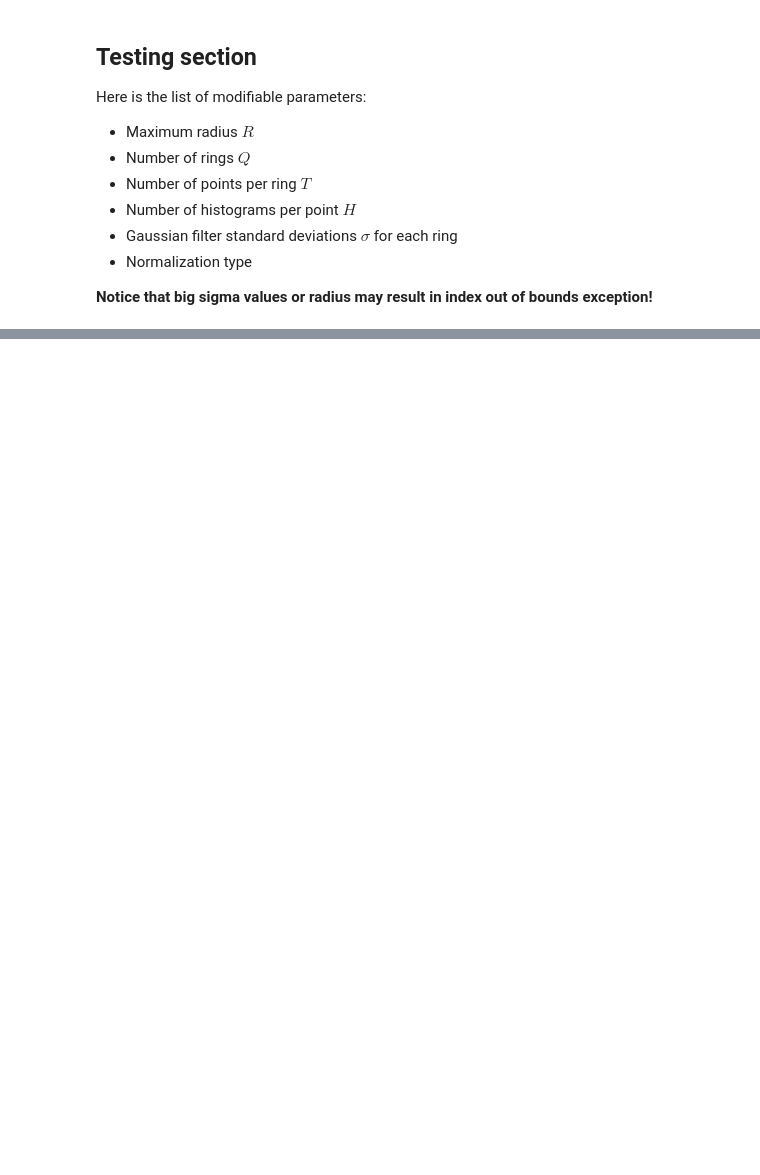
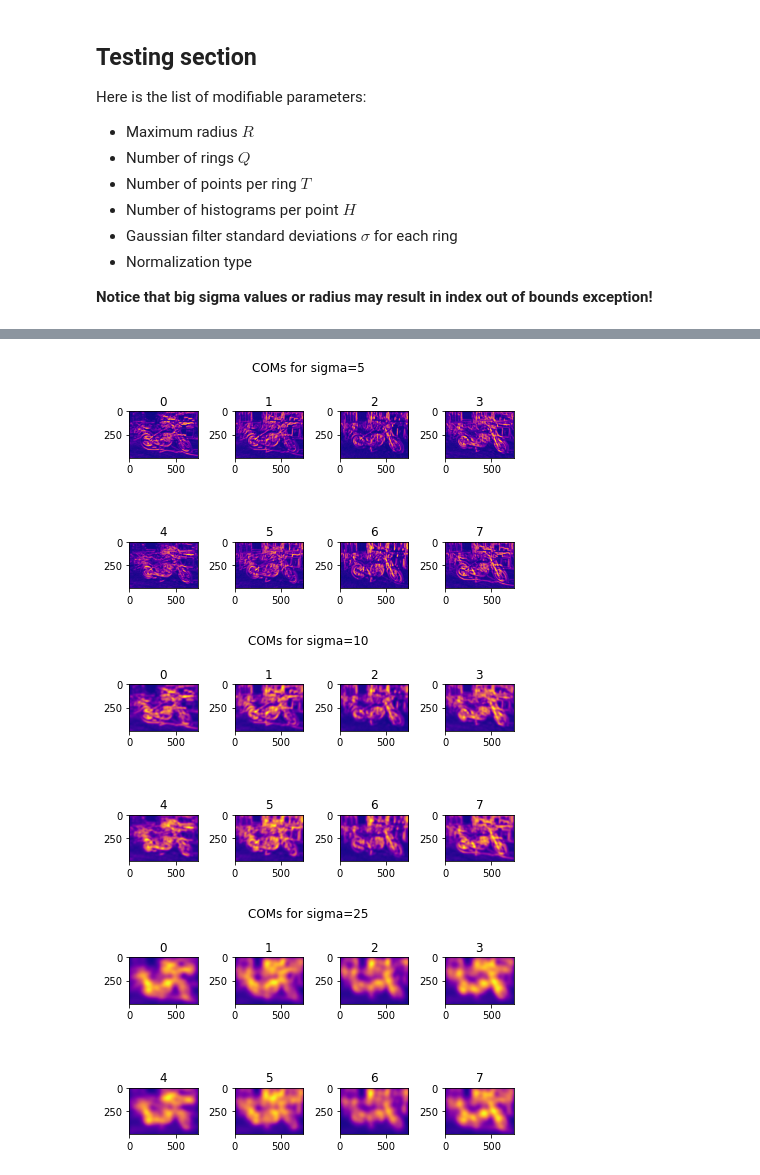
Before and after one commit to aisus/masters, a Jupyter notebook: daisy-descriptor/daisy-dense.ipynb, the cells around one changed output, grey strips where cells are left out. Saved outputs shown, nothing was run; the diff lists cells and outputs as text; code cells hidden in the pictures; blank space fills up the shorter version.

```diff
--- a/daisy-descriptor/daisy-dense.ipynb
+++ b/daisy-descriptor/daisy-dense.ipynb
@@ -219,0 +275,7 @@ imgshow(visualize, title='Pattern visualization')
+# %%
+for i in range(len(SIGMAS)):
+    show_maps(coms[i], title=f'COMs for sigma={SIGMAS[i]}')
+# %% [output]
+[figure, added]
+[figure, added]
+[figure, added]
```
Also changed, not shown: parts of 8 cells of this notebook, 1 other file.
